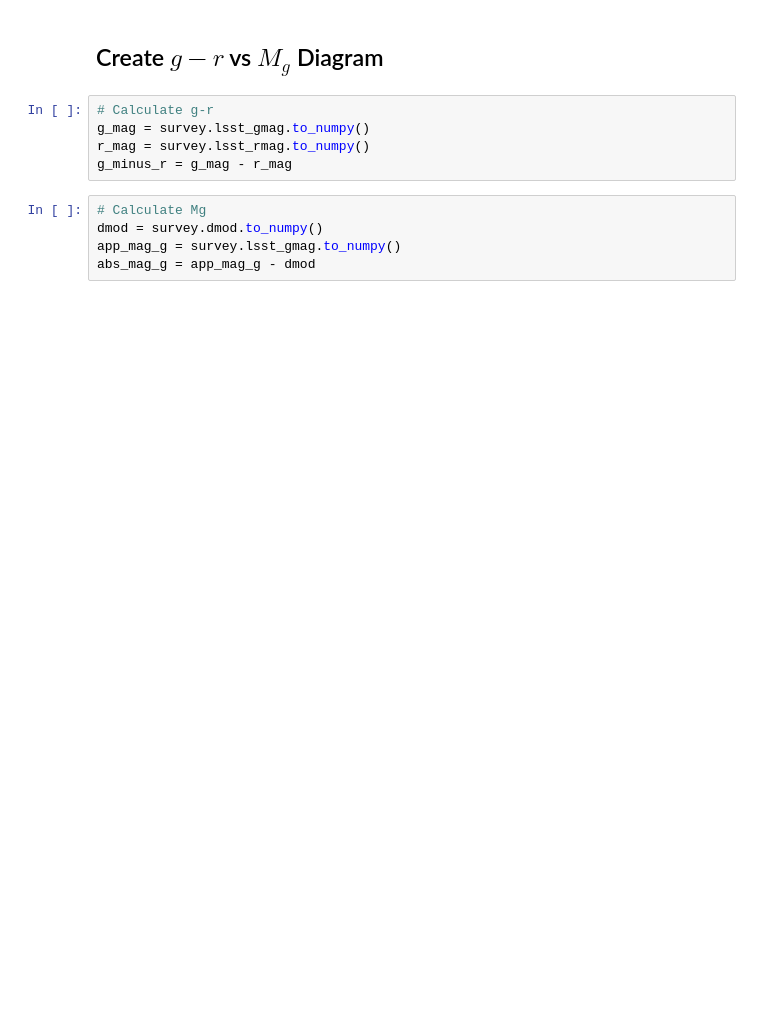
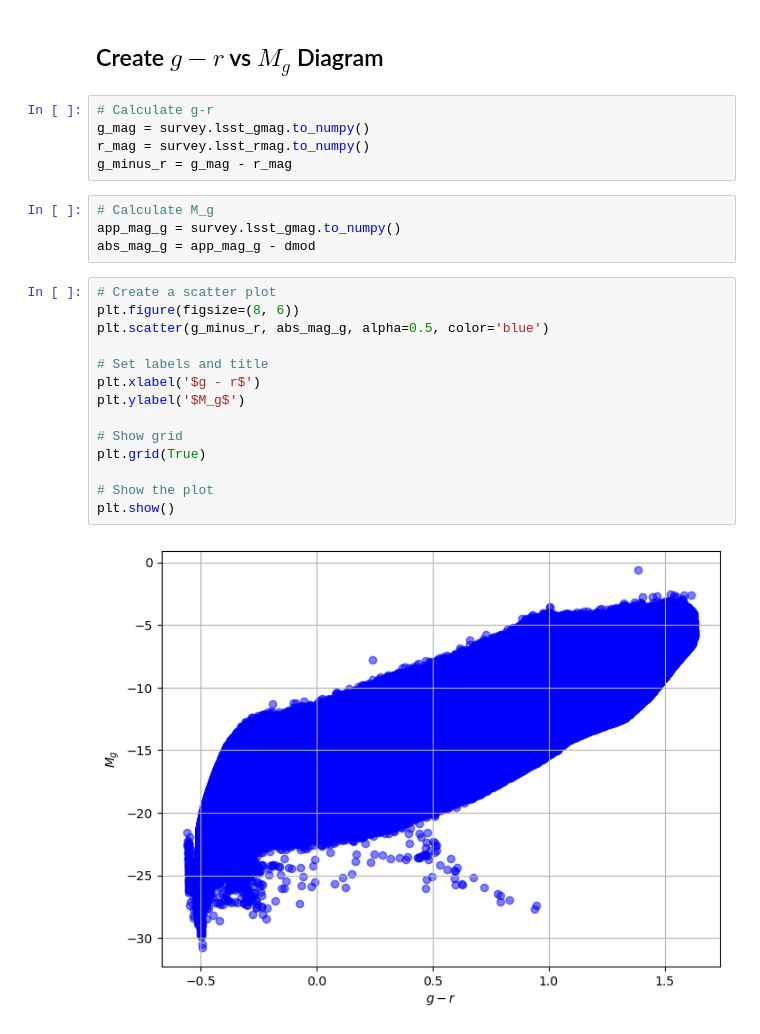
Before and after one commit to aeden2019/rubin_mw_mocks, a Jupyter notebook: src/analysis/color_magnitude_diagram.ipynb, the cells around one changed output. Drawn from its saved outputs; the diff is of its cells as text; blank space fills up the shorter version.

```diff
--- a/src/analysis/color_magnitude_diagram.ipynb
+++ b/src/analysis/color_magnitude_diagram.ipynb
@@ -66,8 +102,23 @@ ax0cbar.set_label('Number of stars\nper hexcell')
 g_mag = survey.lsst_gmag.to_numpy()
 r_mag = survey.lsst_rmag.to_numpy()
 g_minus_r = g_mag - r_mag
-# %%
-# Calculate Mg
-dmod = survey.dmod.to_numpy()
-app_mag_g = survey.lsst_gmag.to_numpy()
-abs_mag_g = app_mag_g - dmod
+# %%
+# Calculate M_g
+app_mag_g = survey.lsst_gmag.to_numpy()
+abs_mag_g = app_mag_g - dmod
+# %%
+# Create a scatter plot
+plt.figure(figsize=(8, 6))
+plt.scatter(g_minus_r, abs_mag_g, alpha=0.5, color='blue')
+
+# Set labels and title
+plt.xlabel('$g - r$')
+plt.ylabel('$M_g$')
+
+# Show grid
+plt.grid(True)
+
+# Show the plot
+plt.show()
+# %% [output]
+[figure, added]
```
Also changed, not shown: parts of 9 cells of this notebook.
